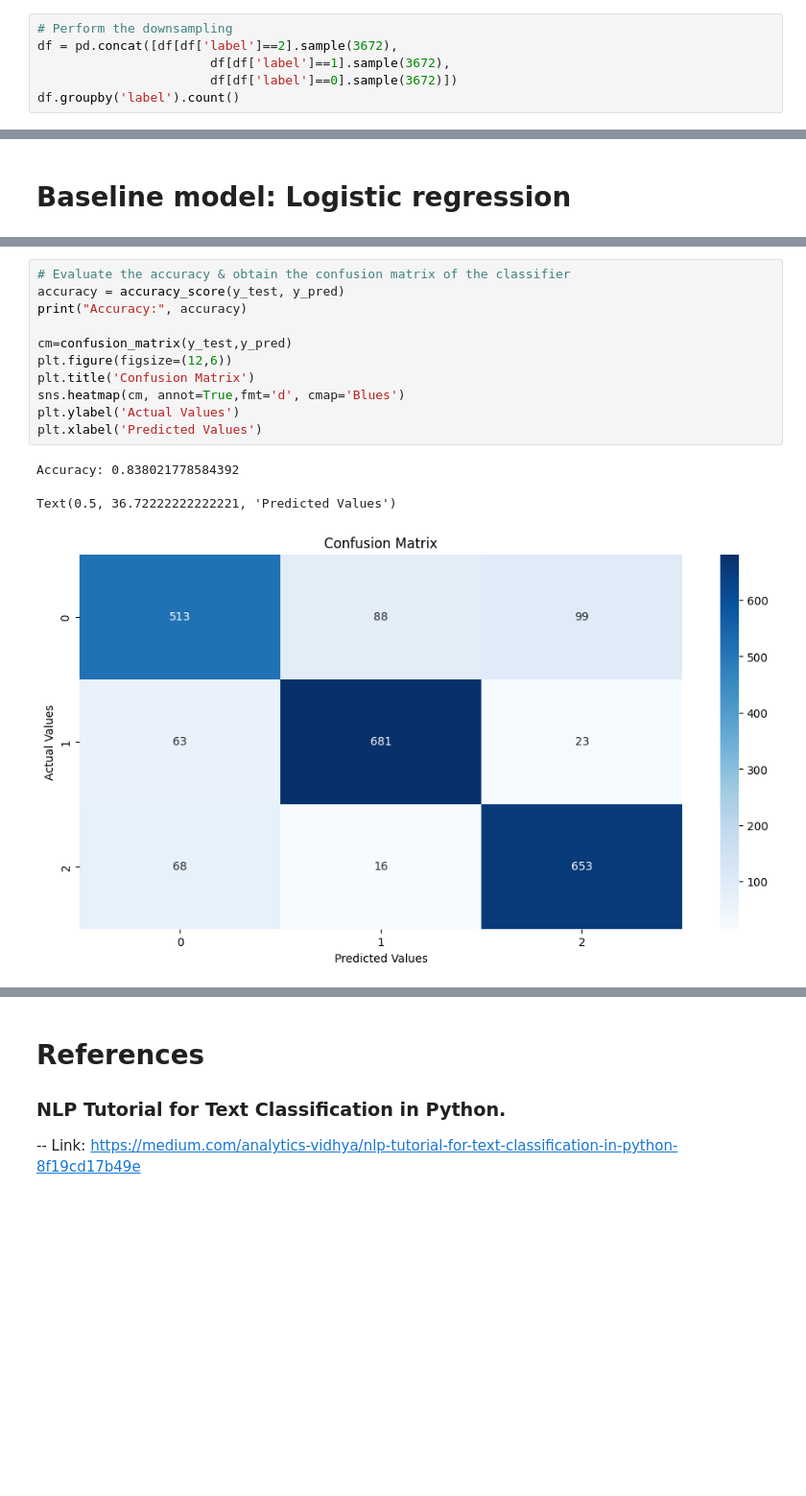
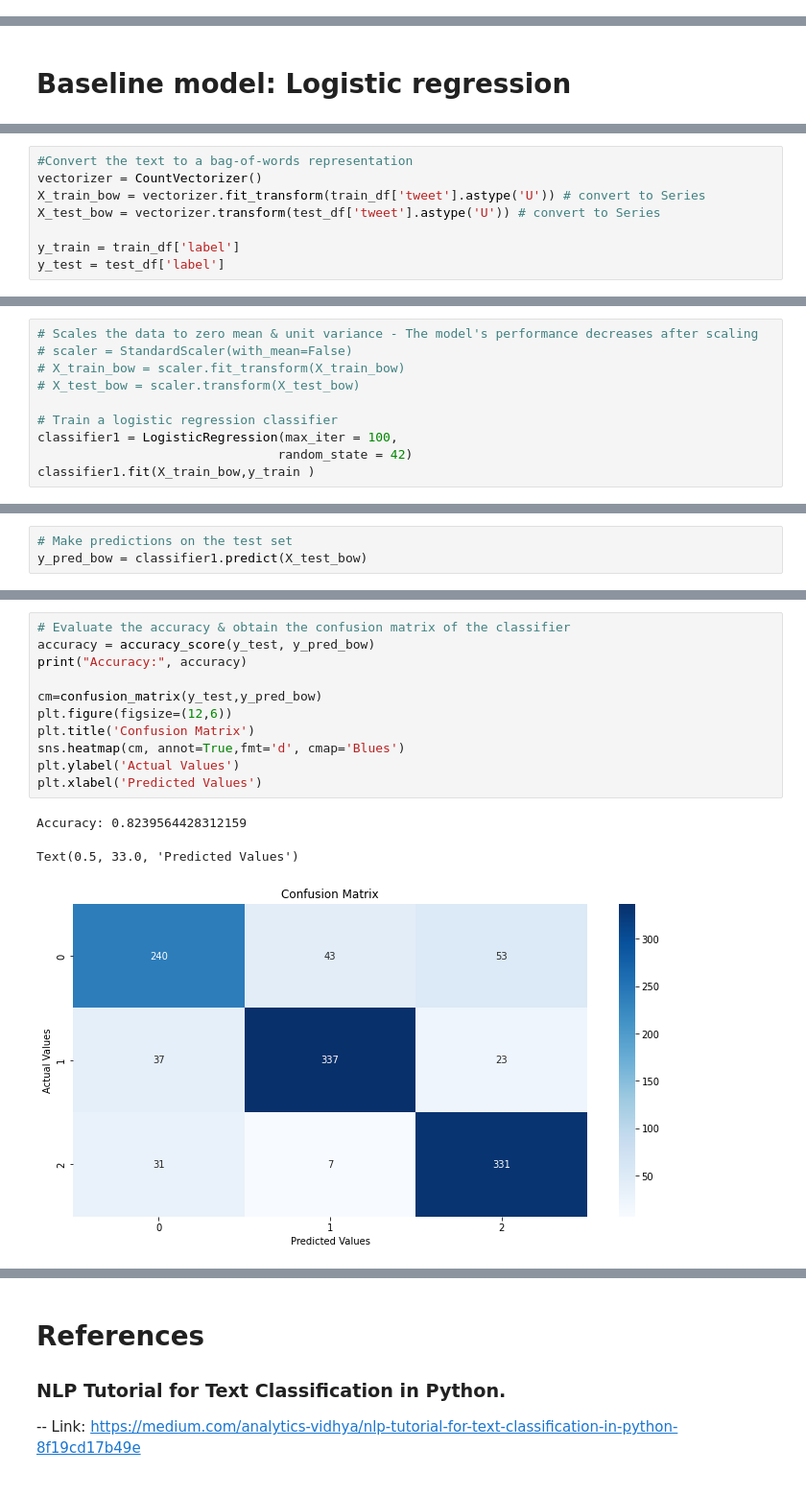
Before and after one commit to Kumail00Alawa/SIC_Capstone_Heros, a Jupyter notebook: main.ipynb, the cells around one changed output, grey strips where cells are left out. Shown: that part at 96% size. Saved outputs shown, nothing was run; the diff lists cells and outputs as text; blank space fills up the shorter version.

Commit message:
Added two classifiers

```diff
--- a/main.ipynb
+++ b/main.ipynb
@@ -303,6 +304,0 @@ df.sample(20)
-# %%
-# Perform the downsampling
-df = pd.concat([df[df['label']==2].sample(3672),
-                       df[df['label']==1].sample(3672),
-                       df[df['label']==0].sample(3672)])
-df.groupby('label').count()
@@ -390,0 +357,8 @@ Please also refer to the documentation for alternative solver options:
+# %%
+#Convert the text to a bag-of-words representation
+vectorizer = CountVectorizer()
+X_train_bow = vectorizer.fit_transform(train_df['tweet'].astype('U')) # convert to Series
+X_test_bow = vectorizer.transform(test_df['tweet'].astype('U')) # convert to Series
+
+y_train = train_df['label']
+y_test = test_df['label']
@@ -390,0 +394,10 @@ Please also refer to the documentation for alternative solver options:
+# %%
+# Scales the data to zero mean & unit variance - The model's performance decreases after scaling
+# scaler = StandardScaler(with_mean=False)
+# X_train_bow = scaler.fit_transform(X_train_bow)
+# X_test_bow = scaler.transform(X_test_bow)
+
+# Train a logistic regression classifier
+classifier1 = LogisticRegression(max_iter = 100,
+                                random_state = 42)
+classifier1.fit(X_train_bow,y_train )
@@ -391 +413,4 @@ Please also refer to the documentation for alternative solver options:
+# %%
+# Make predictions on the test set
+y_pred_bow = classifier1.predict(X_test_bow)
 # %% [markdown]
@@ -393,15 +418,15 @@ Please also refer to the documentation for alternative solver options:
 # %%
 # Evaluate the accuracy & obtain the confusion matrix of the classifier
-accuracy = accuracy_score(y_test, y_pred)
+accuracy = accuracy_score(y_test, y_pred_bow)
 print("Accuracy:", accuracy)
 
-cm=confusion_matrix(y_test,y_pred)
+cm=confusion_matrix(y_test,y_pred_bow)
 plt.figure(figsize=(12,6))
 plt.title('Confusion Matrix')
 sns.heatmap(cm, annot=True,fmt='d', cmap='Blues')
 plt.ylabel('Actual Values')
 plt.xlabel('Predicted Values')
 # %% [output]
-Accuracy: 0.838021778584392
+Accuracy: 0.8239564428312159
-Text(0.5, 36.72222222222221, 'Predicted Values')
+Text(0.5, 33.0, 'Predicted Values')
-[figure, old version]
+[figure, new version]
```
Also changed, not shown: parts of 39 cells of this notebook, 1 other file.
